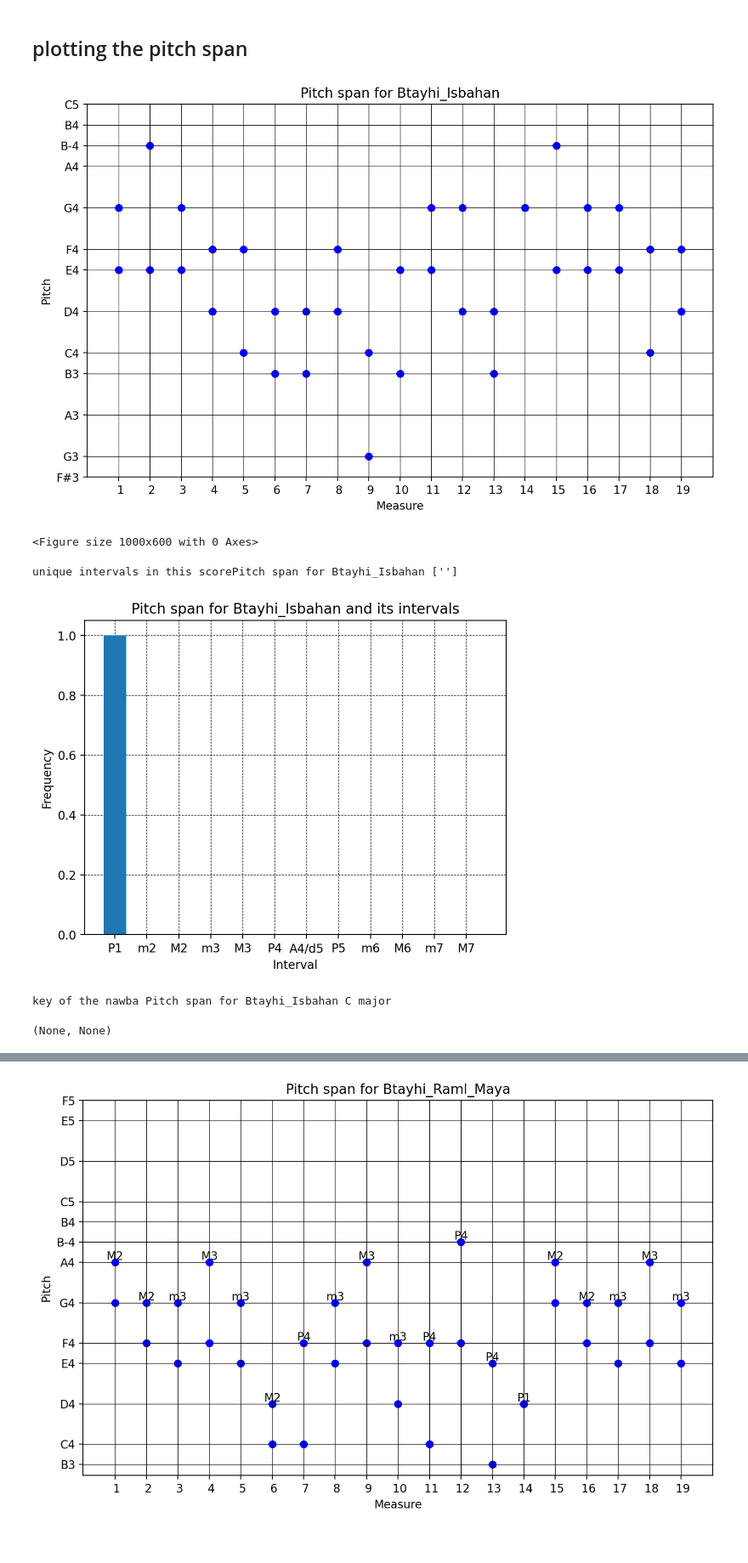
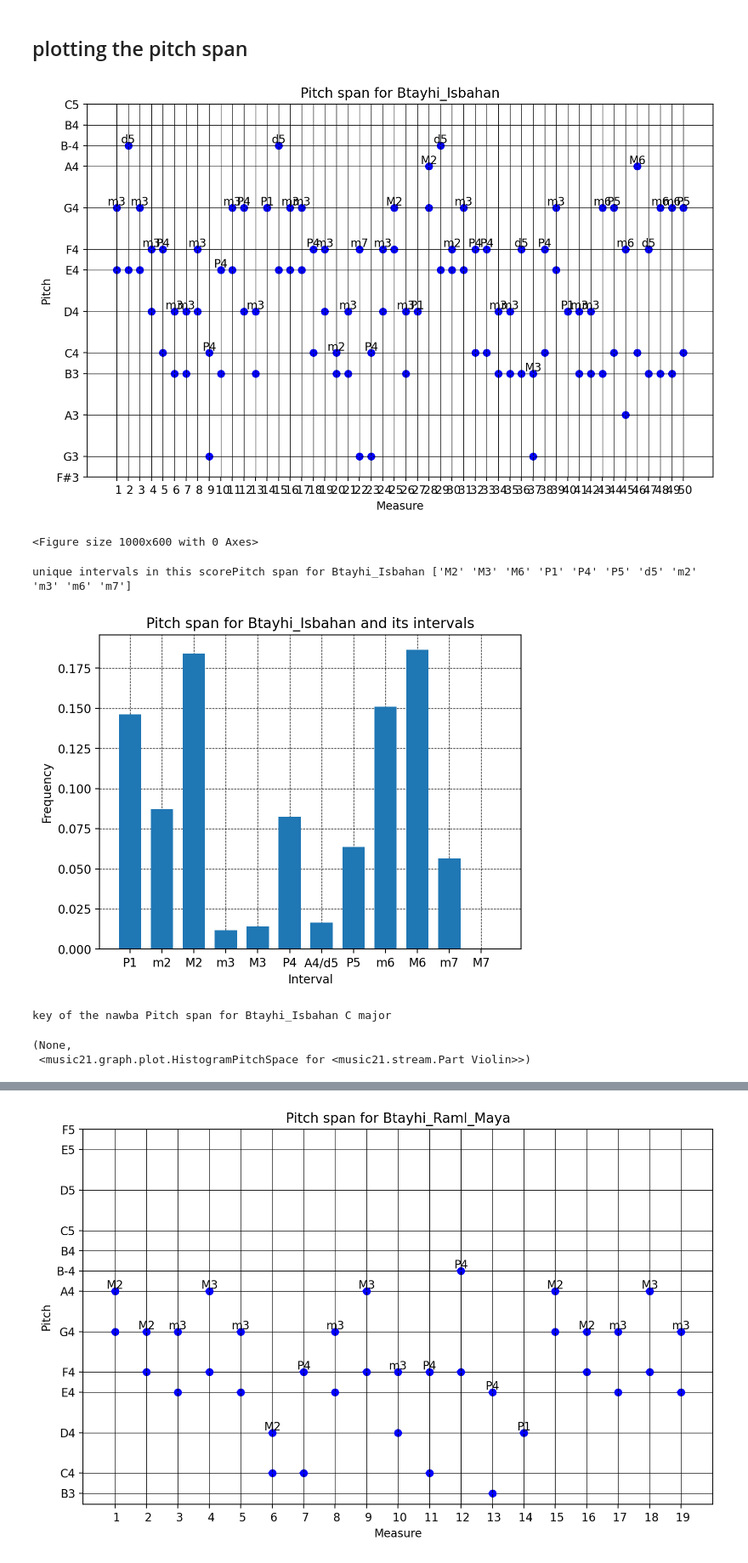
Before and after one commit to abhishekneerr/AMPLab, a Jupyter notebook: ethnonmusicology/cleaned_nawab_melodic_similarity.ipynb, the cells around one changed output, grey strips where cells are left out. Shown at 85% size. Drawn from its saved outputs; the diff is of its cells as text; code cells hidden in the pictures.

```diff
--- a/ethnonmusicology/cleaned_nawab_melodic_similarity.ipynb
+++ b/ethnonmusicology/cleaned_nawab_melodic_similarity.ipynb
@@ -222,14 +222,15 @@ def plot_pitch_span(limited_measures, pitch_span_dict, measure_range_number, tit
 
     return key, plot_pitch
 # %%
-plot_pitch_span(limited_measures1, pitch_span_dict1, 19, title="Pitch span for Btayhi_Isbahan")
+plot_pitch_span(limited_measures1, pitch_span_dict1, 50, title="Pitch span for Btayhi_Isbahan")
 # %% [output]
-[figure, old version]
+[figure, new version]
 <Figure size 1000x600 with 0 Axes>
-unique intervals in this scorePitch span for Btayhi_Isbahan ['']
+unique intervals in this scorePitch span for Btayhi_Isbahan ['M2' 'M3' 'M6' 'P1' 'P4' 'P5' 'd5' 'm2' 'm3' 'm6' 'm7']
-[figure, old version]
+[figure, new version]
 key of the nawba Pitch span for Btayhi_Isbahan C major
-(None, None)
+(None,
+ <music21.graph.plot.HistogramPitchSpace for <music21.stream.Part Violin>>)
 [figure]
 # %%
 plot_pitch_span(limited_measures2, pitch_span_dict2,
```
Also changed, not shown: parts of 4 cells of this notebook, 11 other files.
